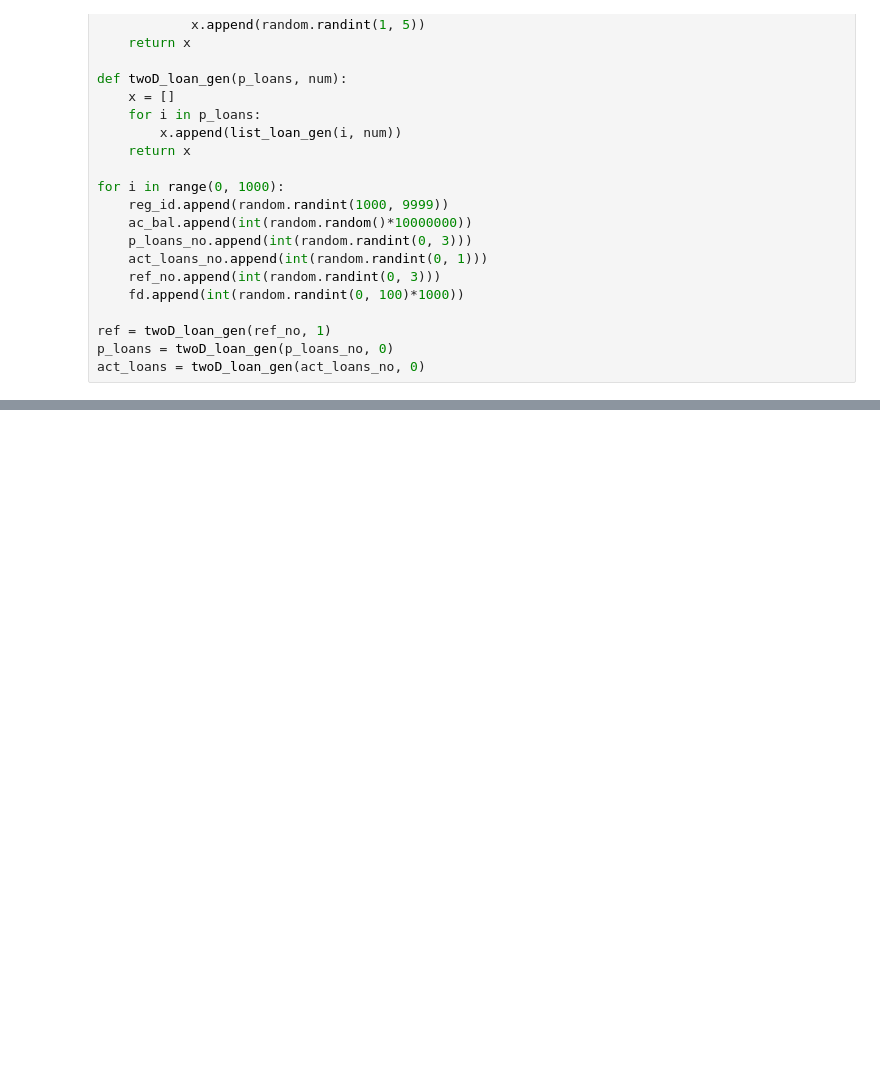
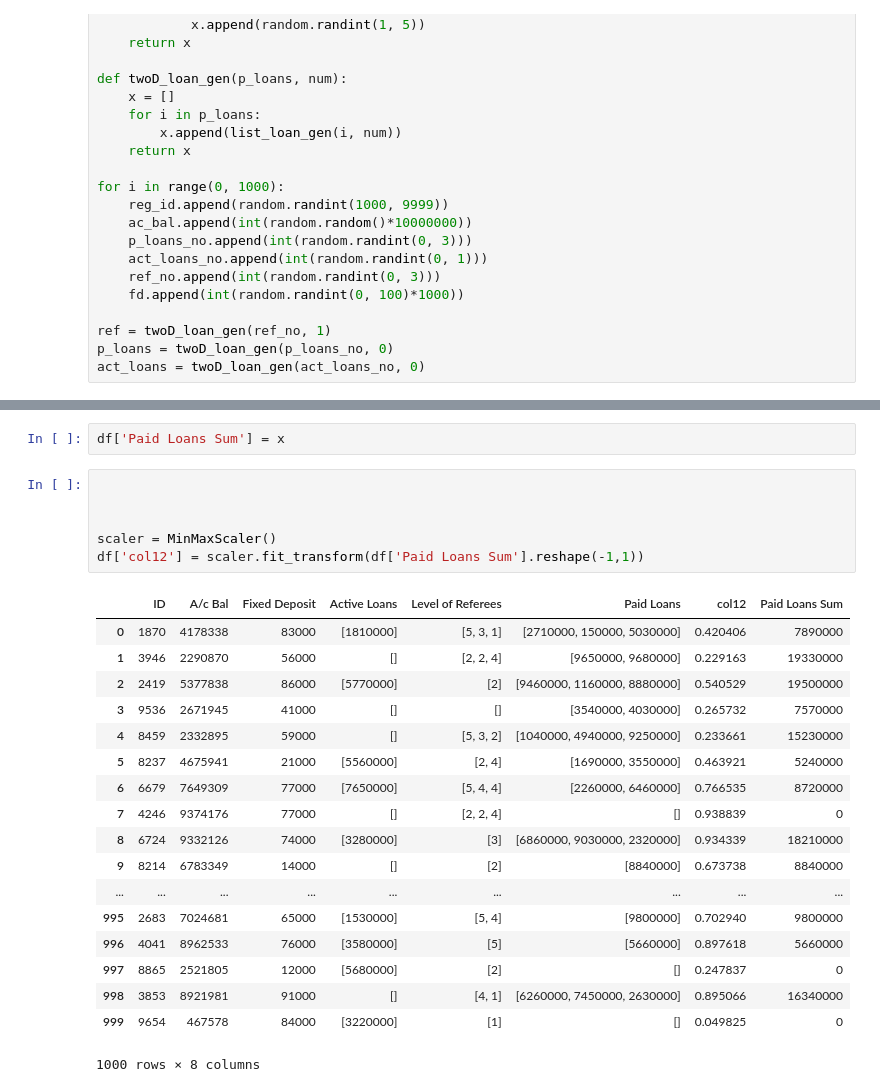
Before and after one commit to mittrayash/Hackrupt-Fintech-NSIT, a Jupyter notebook: create_ds.ipynb, the cells around one changed output, grey strips where cells are left out. Saved outputs shown, nothing was run; the diff lists cells and outputs as text; blank space fills up the shorter version.

Commit message:
Scaled Paid Loans Sum

```diff
--- a/create_ds.ipynb
+++ b/create_ds.ipynb
@@ -155,0 +133,27 @@ x
+# %%
+df['Paid Loans Sum'] = x
+# %%
+
+
+
+scaler = MinMaxScaler()
+df['col12'] = scaler.fit_transform(df['Paid Loans Sum'].reshape(-1,1))
+# %% [output]
+|  | ID | A/c Bal | Fixed Deposit | Active Loans | Level of Referees | Paid Loans | col12 | Paid Loans Sum |
+| 0 | 1870 | 4178338 | 83000 | [1810000] | [5, 3, 1] | [2710000, 150000, 5030000] | 0.420406 | 7890000 |
+| 1 | 3946 | 2290870 | 56000 | [] | [2, 2, 4] | [9650000, 9680000] | 0.229163 | 19330000 |
+| 2 | 2419 | 5377838 | 86000 | [5770000] | [2] | [9460000, 1160000, 8880000] | 0.540529 | 19500000 |
+| 3 | 9536 | 2671945 | 41000 | [] | [] | [3540000, 4030000] | 0.265732 | 7570000 |
+| 4 | 8459 | 2332895 | 59000 | [] | [5, 3, 2] | [1040000, 4940000, 9250000] | 0.233661 | 15230000 |
+| 5 | 8237 | 4675941 | 21000 | [5560000] | [2, 4] | [1690000, 3550000] | 0.463921 | 5240000 |
+| 6 | 6679 | 7649309 | 77000 | [7650000] | [5, 4, 4] | [2260000, 6460000] | 0.766535 | 8720000 |
+| 7 | 4246 | 9374176 | 77000 | [] | [2, 2, 4] | [] | 0.938839 | 0 |
+| 8 | 6724 | 9332126 | 74000 | [3280000] | [3] | [6860000, 9030000, 2320000] | 0.934339 | 18210000 |
+| 9 | 8214 | 6783349 | 14000 | [] | [2] | [8840000] | 0.673738 | 8840000 |
+| ... | ... | ... | ... | ... | ... | ... | ... | ... |
+| 995 | 2683 | 7024681 | 65000 | [1530000] | [5, 4] | [9800000] | 0.702940 | 9800000 |
+| 996 | 4041 | 8962533 | 76000 | [3580000] | [5] | [5660000] | 0.897618 | 5660000 |
+| 997 | 8865 | 2521805 | 12000 | [5680000] | [2] | [] | 0.247837 | 0 |
+| 998 | 3853 | 8921981 | 91000 | [] | [4, 1] | [6260000, 7450000, 2630000] | 0.895066 | 16340000 |
+| 999 | 9654 | 467578 | 84000 | [3220000] | [1] | [] | 0.049825 | 0 |
+1000 rows × 8 columns
```
Also changed, not shown: parts of 8 cells of this notebook, 1 other file.
